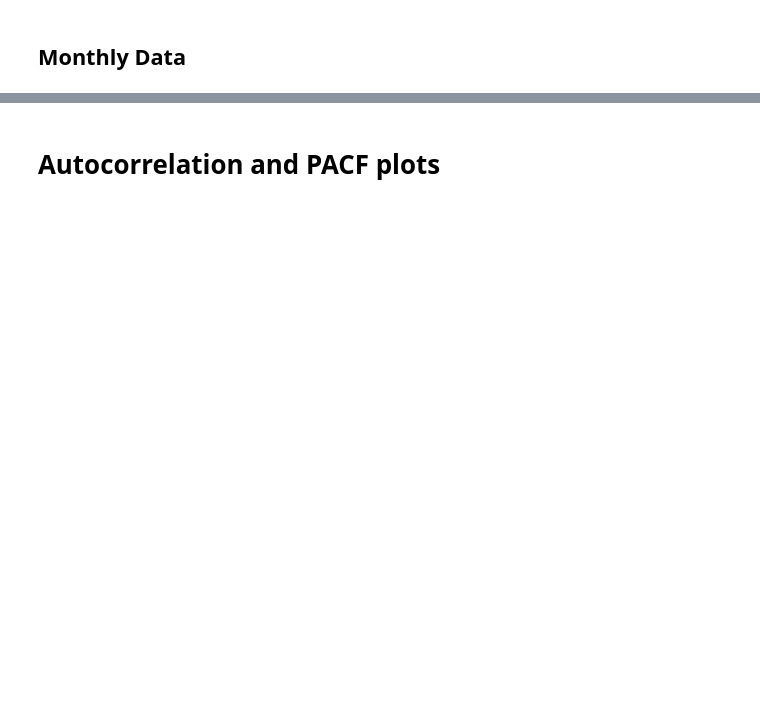
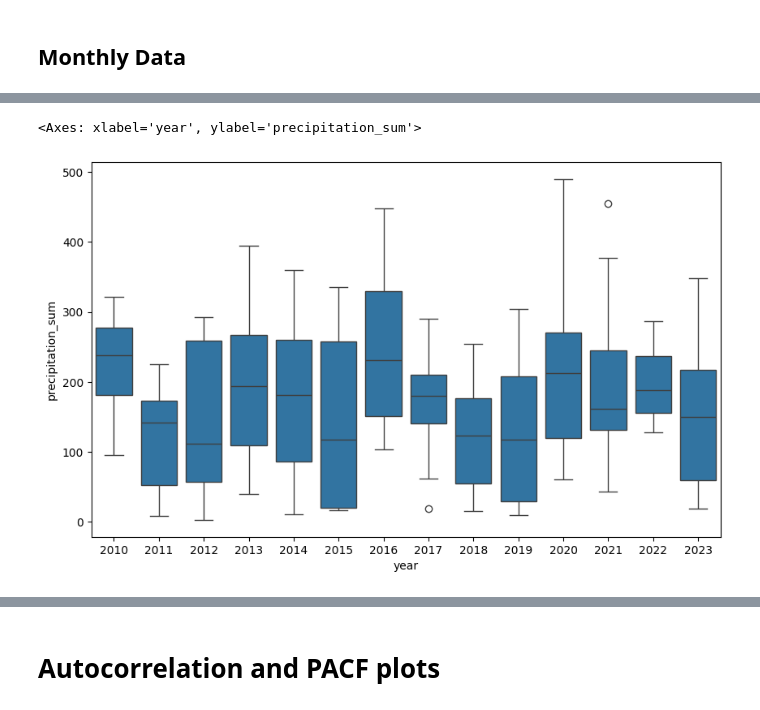
Before and after one commit to fahmiam2/weather-anomaly-detection, a Jupyter notebook: exploratory-data-analysis/notebooks/NB1_Initial_Exploration.ipynb, the cells around one changed output, grey strips where cells are left out. Drawn from its saved outputs; the diff is of its cells as text; code cells hidden in the pictures; blank space fills up the shorter version.

```diff
--- a/exploratory-data-analysis/notebooks/NB1_Initial_Exploration.ipynb
+++ b/exploratory-data-analysis/notebooks/NB1_Initial_Exploration.ipynb
@@ -294,0 +284,6 @@ plt.show()
+# %%
+plt.figure(figsize=(10,6))
+sns.boxplot(data=raw_df_monthly_seasonal, x="year", y="precipitation_sum")
+# %% [output]
+<Axes: xlabel='year', ylabel='precipitation_sum'>
+[figure, added]
```
Also changed, not shown: parts of 33 cells of this notebook.
